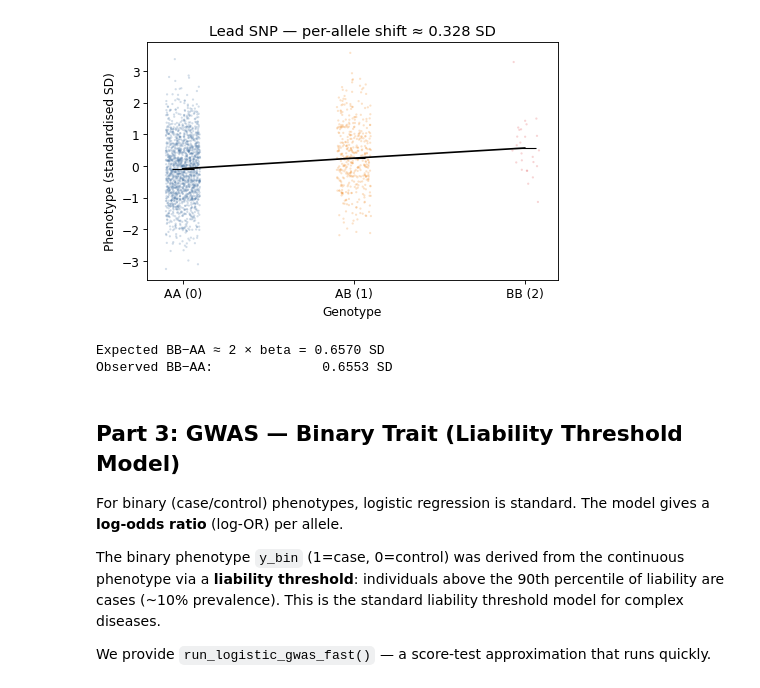
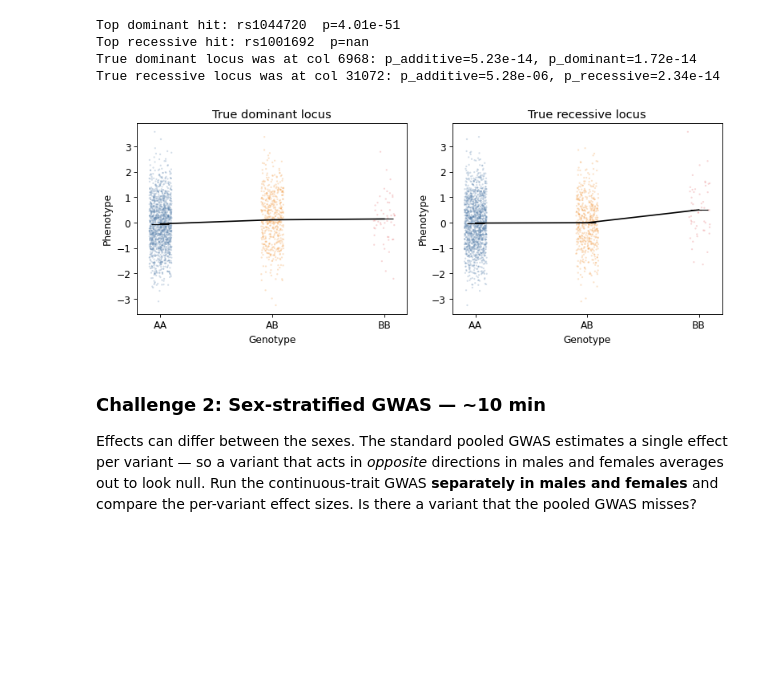
Before and after one commit to BNTechie/smartbiomed_practicals_2026, a Jupyter notebook: session1/run.ipynb, the cells around one changed output. Saved outputs shown, nothing was run; the diff lists cells and outputs as text; code cells hidden in the pictures; blank space fills up the shorter version.

```diff
--- a/session1/run.ipynb
+++ b/session1/run.ipynb
@@ -459,37 +589,49 @@ Lambda GC with covariates:    0.967
 # %%
 import seaborn as sns
-j_top    = np.argmin(pvals_cov)
-beta_top = betas_cov[j_top]
-geno     = G_qc[:, j_top].astype(int)
-means    = np.array([y_cont[geno == g].mean() for g in range(3)])
-counts   = np.array([(geno == g).sum()        for g in range(3)])
+def recode(G, mapping):
+    return np.asarray(mapping, dtype=float)[G.astype(int)]
 
-_df = pd.DataFrame({'Genotype': geno, 'Phenotype': y_cont})
-_df['Genotype'] = _df['Genotype'].map({0:'AA (0)', 1:'AB (1)', 2:'BB (2)'})
-fig, ax = plt.subplots(figsize=(6, 4))
-sns.stripplot(data=_df.sample(min(2000, len(_df)), random_state=0),
-              x='Genotype', y='Phenotype', alpha=0.25, size=2, jitter=True,
-              palette=['#4e79a7','#f28e2b','#e15759'], ax=ax)
-ax.plot([0,1,2], means, color='black', linewidth=1.5, zorder=4)
-ax.errorbar([0,1,2], means, fmt='_', color='black', markersize=20, linewidth=2, zorder=5)
-ax.set_ylabel('Phenotype (standardised SD)')
-ax.set_title(f'Lead SNP — per-allele shift ≈ {beta_top:.3f} SD')
+additive  = [0, 1, 2]
+dominant  = [0, 1, 1]          # AB behaves like BB: one ALT copy is enough
+recessive = [0, 0, 1]          # AB behaves like AA: need two ALT copies
+G_dom = recode(G_qc, dominant)
+G_rec = recode(G_qc, recessive)
+
+covars = np.column_stack([(age - age.mean()) / age.std(), sex])
+betas_dom, _, pvals_dom = run_gwas(y_cont, G_dom, covars)
+betas_rec, _, pvals_rec = run_gwas(y_cont, G_rec, covars)
+
+j_dom = np.argmin(pvals_dom); j_rec = np.argmin(pvals_rec)
+print(f"Top dominant hit: {rsids_qc[j_dom]}  p={pvals_dom[j_dom]:.2e}")
+print(f"Top recessive hit: {rsids_qc[j_rec]}  p={pvals_rec[j_rec]:.2e}")
+# True injected loci: dom_idx_qc, rec_idx_qc
+print(f"True dominant locus was at col {dom_idx_qc}: p_additive={pvals_cov[dom_idx_qc]:.2e}, p_dominant={pvals_dom[dom_idx_qc]:.2e}")
+print(f"True recessive locus was at col {rec_idx_qc}: p_additive={pvals_cov[rec_idx_qc]:.2e}, p_recessive={pvals_rec[rec_idx_qc]:.2e}")
+
+fig, axes = plt.subplots(1, 2, figsize=(10, 4))
+for ax, j, title in zip(axes, [dom_idx_qc, rec_idx_qc], ['True dominant locus', 'True recessive locus']):
+    geno = G_qc[:, j].astype(int)
+    _df  = pd.DataFrame({'Genotype': geno, 'Phenotype': y_cont})
+    _df['Genotype'] = _df['Genotype'].map({0:'AA', 1:'AB', 2:'BB'})
+    sns.stripplot(data=_df.sample(min(2000, len(_df)), random_state=0),
+                  x='Genotype', y='Phenotype', alpha=0.25, size=2, jitter=True,
+                  palette=['#4e79a7','#f28e2b','#e15759'], ax=ax)
+    means = [y_cont[geno==g].mean() for g in range(3)]
+    ax.plot([0,1,2], means, color='black', linewidth=1.5, zorder=4)
+    ax.errorbar([0,1,2], means, fmt='_', color='black', markersize=20, linewidth=2, zorder=5)
+    ax.set_title(title); ax.set_ylabel('Phenotype')
 plt.tight_layout(); plt.show()
-print(f"Expected BB−AA ≈ 2 × beta = {2*beta_top:.4f} SD")
-print(f"Observed BB−AA:              {means[2]-means[0]:.4f} SD")
 # %% [output]
+Top dominant hit: rs1044720  p=4.01e-51
+Top recessive hit: rs1001692  p=nan
+True dominant locus was at col 6968: p_additive=5.23e-14, p_dominant=1.72e-14
+True recessive locus was at col 31072: p_additive=5.28e-06, p_recessive=2.34e-14
-[figure, old version]
+[figure, new version]
-Expected BB−AA ≈ 2 × beta = 0.6570 SD
-Observed BB−AA:              0.6553 SD
 # %% [markdown]
-## Part 3: GWAS — Binary Trait (Liability Threshold Model)
+### Challenge 2: Sex-stratified GWAS — ~10 min
 
-For binary (case/control) phenotypes, logistic regression is standard.
-The model gives a **log-odds ratio** (log-OR) per allele.
-
-The binary phenotype `y_bin` (1=case, 0=control) was derived from the continuous phenotype
-via a **liability threshold**: individuals above the 90th percentile of liability are cases (~10% prevalence).
-This is the standard liability threshold model for complex diseases.
-
-We provide `run_logistic_gwas_fast()` — a score-test approximation that runs quickly.
+Effects can differ between the sexes. The standard pooled GWAS estimates a single effect per
+variant — so a variant that acts in *opposite* directions in males and females averages out to
+look null. Run the continuous-trait GWAS **separately in males and females** and compare the
+per-variant effect sizes. Is there a variant that the pooled GWAS misses?
 # %%
```
Also changed, not shown: parts of 48 cells of this notebook, 12 other files.
